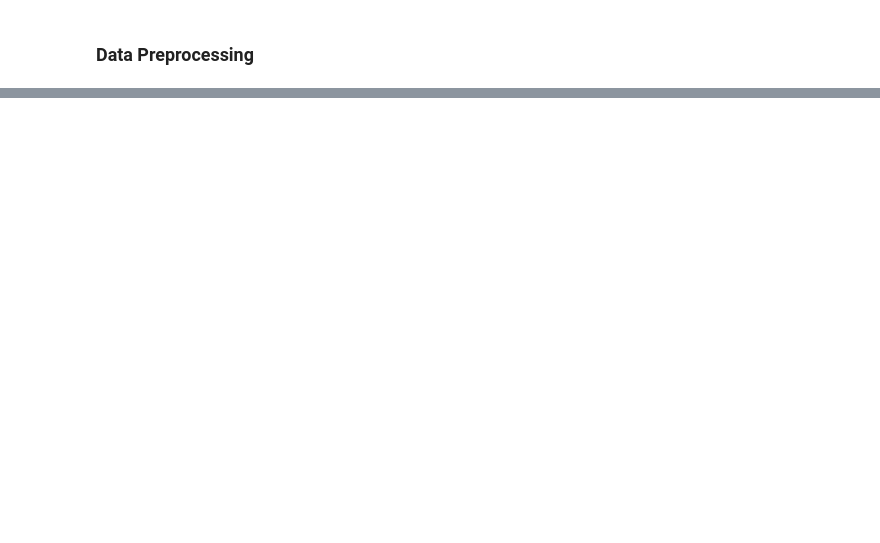
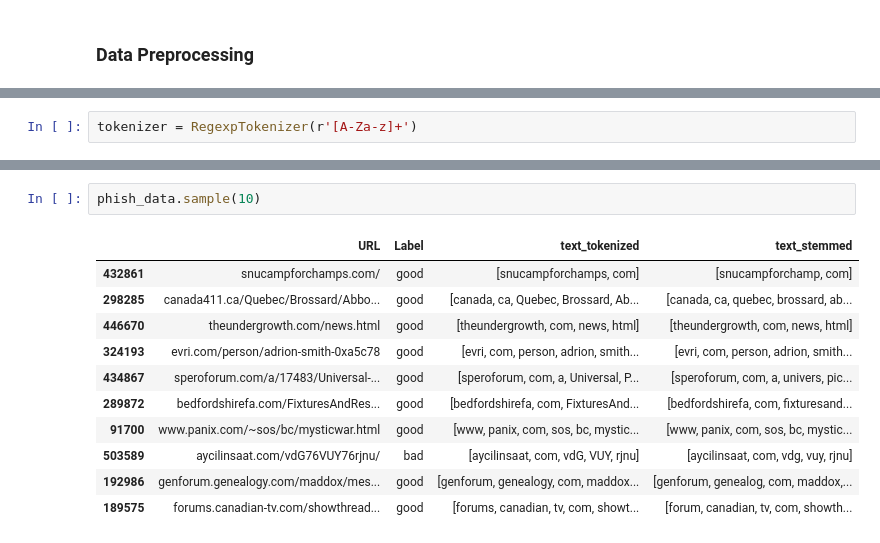
Before and after one commit to Kairos5106/data-science, a Jupyter notebook: test.ipynb, the cells around one changed output, grey strips where cells are left out. Drawn from its saved outputs; the diff is of its cells as text; blank space fills up the shorter version.

```diff
--- a/test.ipynb
+++ b/test.ipynb
@@ -90,0 +98,2 @@ plt.show()
+# %%
+tokenizer = RegexpTokenizer(r'[A-Za-z]+')
@@ -90,0 +163,14 @@ plt.show()
+# %%
+phish_data.sample(10)
+# %% [output]
+|  | URL | Label | text_tokenized | text_stemmed |
+| 432861 | snucampforchamps.com/ | good | [snucampforchamps, com] | [snucampforchamp, com] |
+| 298285 | canada411.ca/Quebec/Brossard/Abbo... | good | [canada, ca, Quebec, Brossard, Ab... | [canada, ca, quebec, brossard, ab... |
+| 446670 | theundergrowth.com/news.html | good | [theundergrowth, com, news, html] | [theundergrowth, com, news, html] |
+| 324193 | evri.com/person/adrion-smith-0xa5c78 | good | [evri, com, person, adrion, smith... | [evri, com, person, adrion, smith... |
+| 434867 | speroforum.com/a/17483/Universal-... | good | [speroforum, com, a, Universal, P... | [speroforum, com, a, univers, pic... |
+| 289872 | bedfordshirefa.com/FixturesAndRes... | good | [bedfordshirefa, com, FixturesAnd... | [bedfordshirefa, com, fixturesand... |
+| 91700 | www.panix.com/~sos/bc/mysticwar.html | good | [www, panix, com, sos, bc, mystic... | [www, panix, com, sos, bc, mystic... |
+| 503589 | aycilinsaat.com/vdG76VUY76rjnu/ | bad | [aycilinsaat, com, vdG, VUY, rjnu] | [aycilinsaat, com, vdg, vuy, rjnu] |
+| 192986 | genforum.genealogy.com/maddox/mes... | good | [genforum, genealogy, com, maddox... | [genforum, genealog, com, maddox,... |
+| 189575 | forums.canadian-tv.com/showthread... | good | [forums, canadian, tv, com, showt... | [forum, canadian, tv, com, showth... |
```
Also changed, not shown: parts of 14 cells of this notebook.
